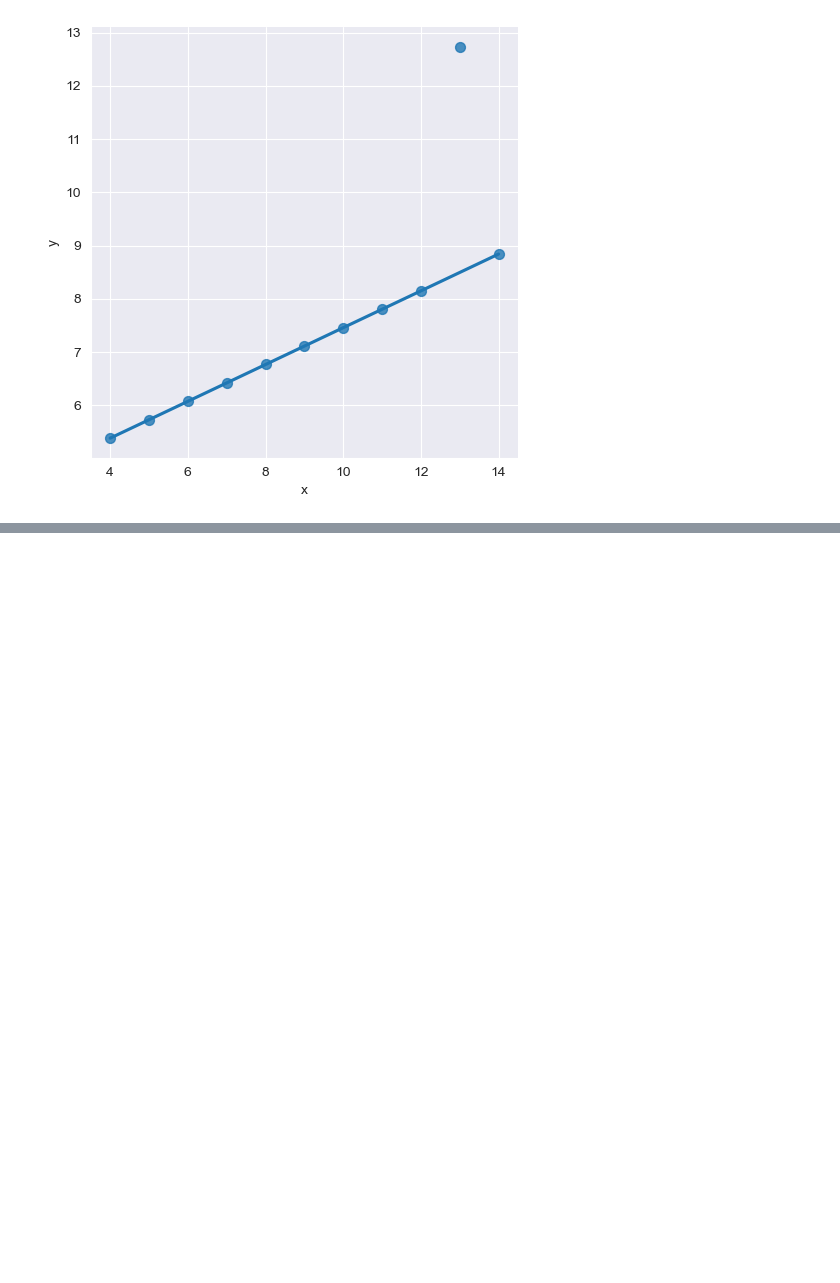
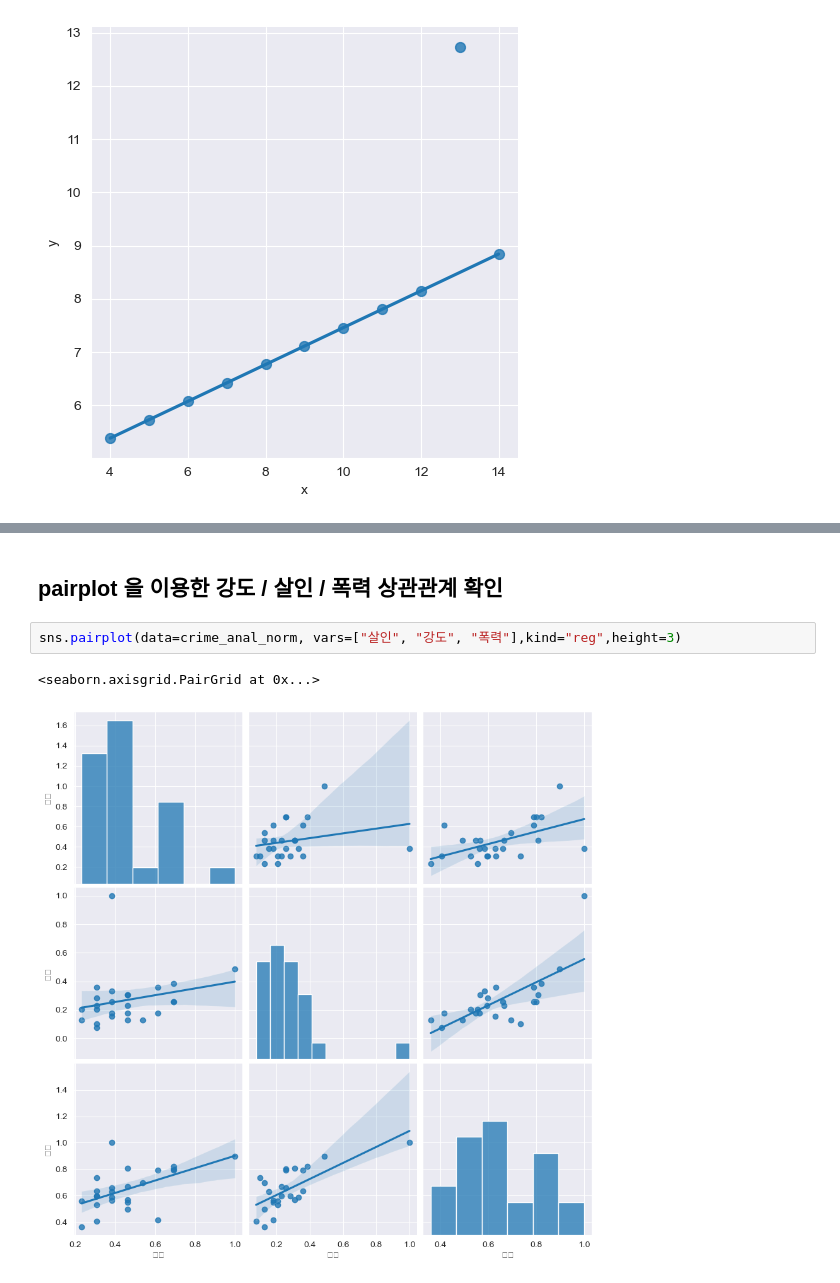
Before and after one commit to instar94/ml_tutorial, a Jupyter notebook: 04.EDA/ds_study/code/02.Seoul_Crime/02.Seoul_Crime.ipynb, the cells around one changed output, grey strips where cells are left out. Saved outputs shown, nothing was run; the diff lists cells and outputs as text; blank space fills up the shorter version.

```diff
--- a/04.EDA/ds_study/code/02.Seoul_Crime/02.Seoul_Crime.ipynb
+++ b/04.EDA/ds_study/code/02.Seoul_Crime/02.Seoul_Crime.ipynb
@@ -1148,0 +1163,7 @@ plt.show()
+# %% [markdown]
+## pairplot 을 이용한 강도 / 살인 / 폭력 상관관계 확인
+# %%
+sns.pairplot(data=crime_anal_norm, vars=["살인", "강도", "폭력"],kind="reg",height=3)
+# %% [output]
+<seaborn.axisgrid.PairGrid at 0x...>
+[figure, added]
```
Also changed, not shown: parts of 64 cells of this notebook, 2 other files.
